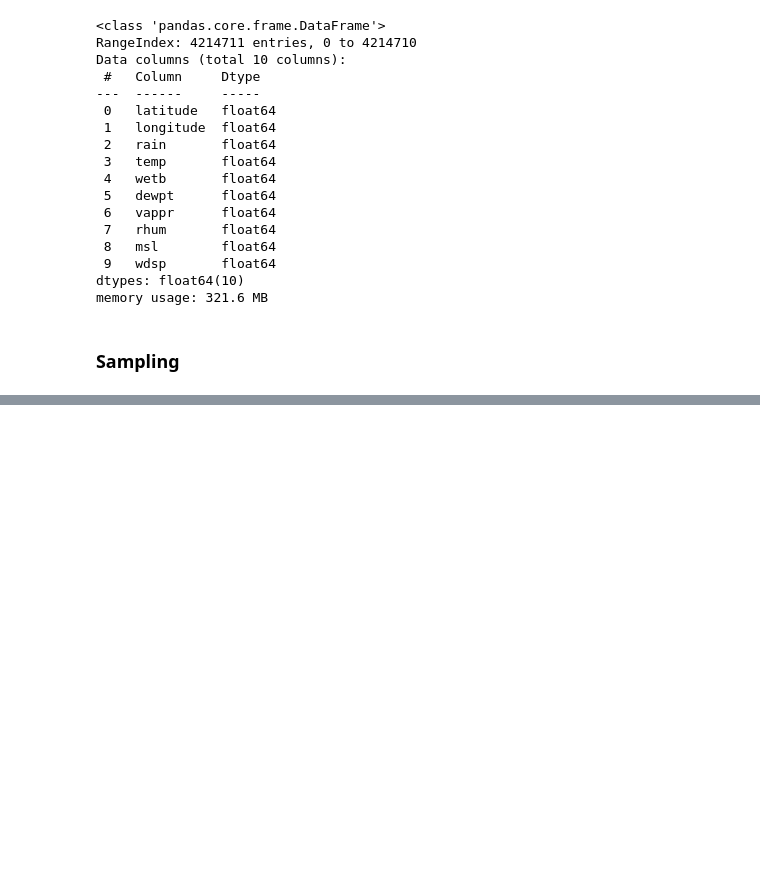
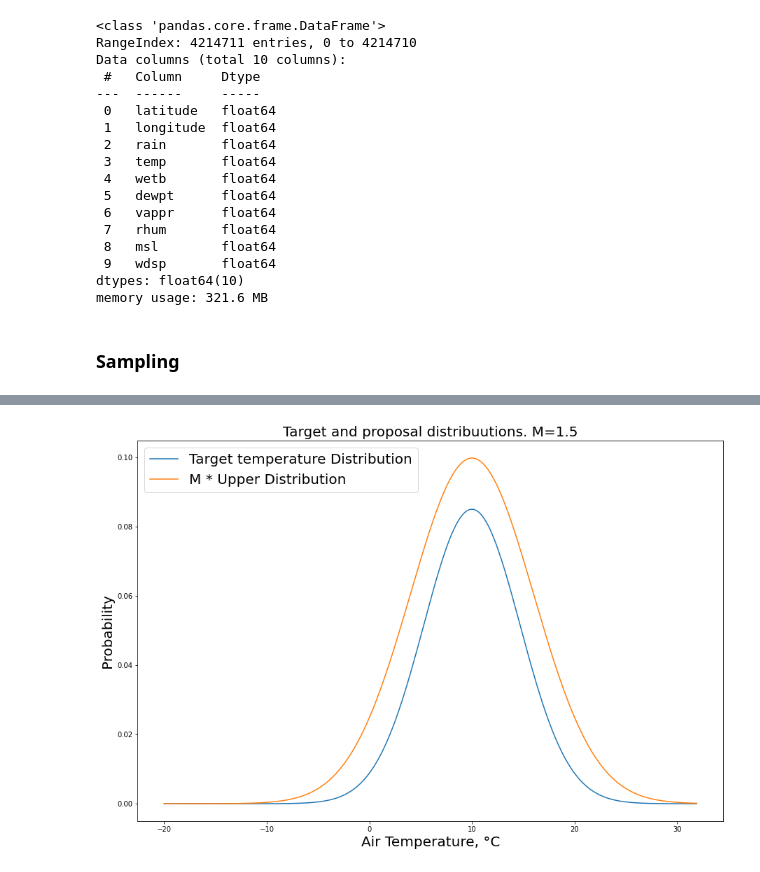
Before and after one commit to AAYamoldin/Methods-and-models-for-multivariate-data-analysis-2021-2022-ITMO_labs, a Jupyter notebook: Lab3/main_lab3.ipynb, the cells around one changed output, grey strips where cells are left out. Drawn from its saved outputs; the diff is of its cells as text; code cells hidden in the pictures; blank space fills up the shorter version.

```diff
--- a/Lab3/main_lab3.ipynb
+++ b/Lab3/main_lab3.ipynb
@@ -126,0 +133,25 @@ accuracy_k2 = accuracy_params_restoration(BayesianModel(best_model.edges()), df.
+# %%
+def g1(x, mu_, sigma_):
+    return 1 / np.sqrt(2 * np.pi) / sigma_ * np.exp(-0.5 * ((x - mu_) / sigma_) ** 2)
+
+def g(x, mu_, sigma_):
+    return 1 / np.sqrt(2 * np.pi) / sigma_ * np.exp(-0.5 * ((x - mu_) / sigma_) ** 2)
+
+M = 1.5
+
+upper_params = 10, 6
+
+plt.figure(figsize=(15, 10))
+x_vals = np.arange(-20, 32, 0.1)
+f_vals = [g1(x, 9.99195449792312, 4.69599208496842) for x in x_vals]
+g_vals = g(x_vals, *upper_params)
+plt.plot(x_vals, f_vals)
+plt.plot(x_vals, M * g_vals)
+plt.xlabel('Air Temperature, °C', fontsize=20)
+plt.ylabel('Probability', fontsize=20)
+plt.legend(['Target temperature Distribution', 'M * Upper Distribution'], fontsize=20)
+plt.title("Target and proposal distribuutions. M=%s" % M, fontsize=20)
+plt.savefig('Distib_temp', bbox_inches='tight')
+plt.show()
+# %% [output]
+[figure, added]
```
Also changed, not shown: parts of 68 cells of this notebook, 27 other files.
